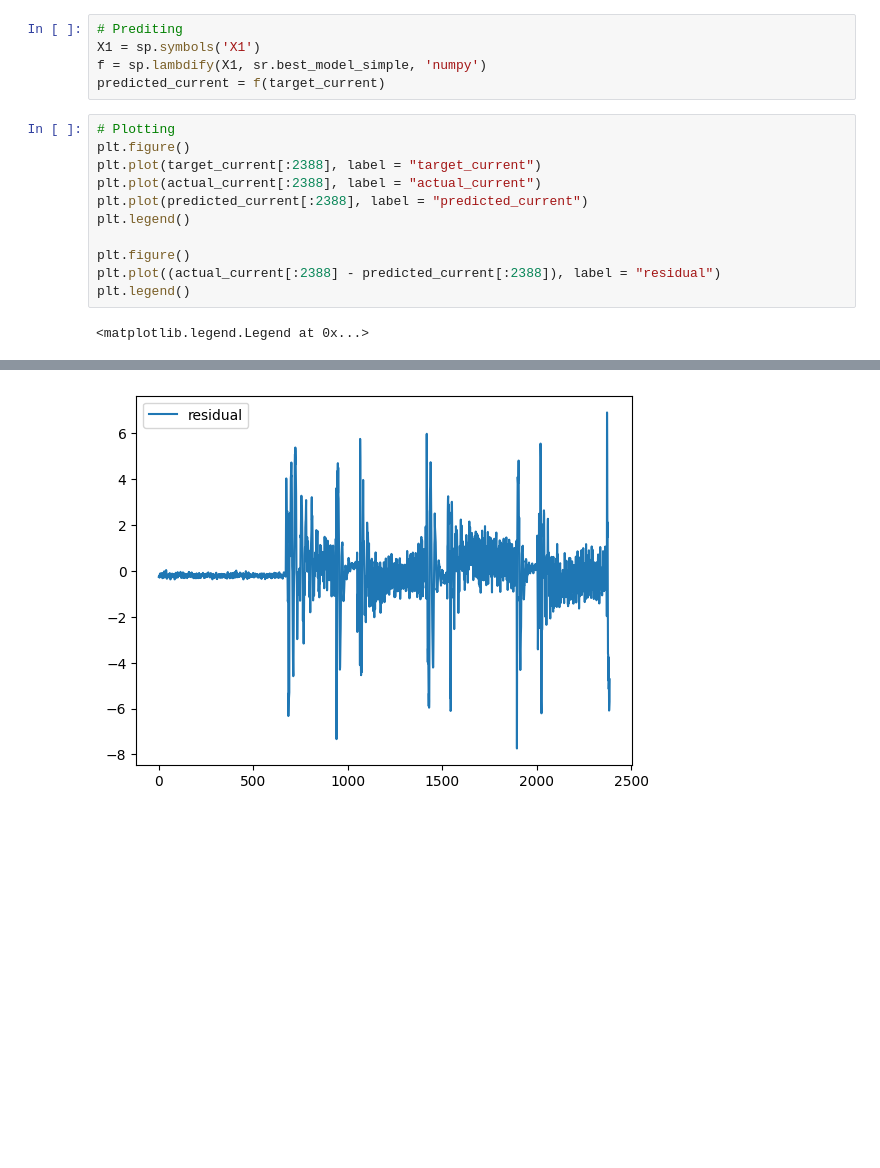
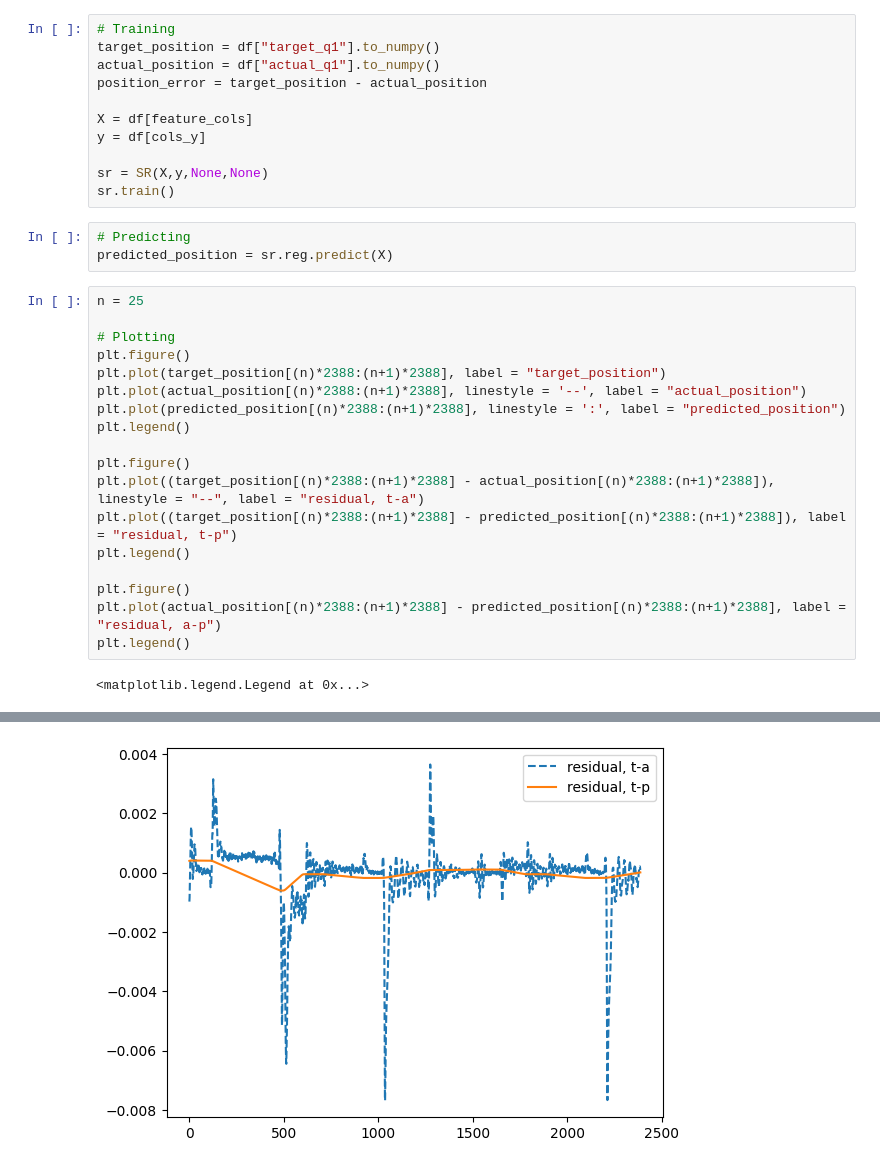
Before and after one commit to JulianWuerch/international-summer-school-robotics-TER-UR, a Jupyter notebook: case 2/symbolic_regression.ipynb, the cells around one changed output, grey strips where cells are left out. Saved outputs shown, nothing was run; the diff lists cells and outputs as text; blank space fills up the shorter version.

```diff
--- a/case 2/symbolic_regression.ipynb
+++ b/case 2/symbolic_regression.ipynb
@@ -118,18 +110,34 @@ $\displaystyle - 0.0627425096 X_{1} \cos{\left(0.7817 X_{1} \right)} \cos{\left(
+# %%
+# Training
+target_position = df["target_q1"].to_numpy()
+actual_position = df["actual_q1"].to_numpy()
+position_error = target_position - actual_position
+
+X = df[feature_cols]
+y = df[cols_y]
+
+sr = SR(X,y,None,None)
+sr.train()
 # %%
-# Prediting
-X1 = sp.symbols('X1')
-f = sp.lambdify(X1, sr.best_model_simple, 'numpy')
-predicted_current = f(target_current)
+# Predicting
+predicted_position = sr.reg.predict(X)
 # %%
+n = 25
+
 # Plotting
 plt.figure()
-plt.plot(target_current[:2388], label = "target_current")
-plt.plot(actual_current[:2388], label = "actual_current")
-plt.plot(predicted_current[:2388], label = "predicted_current")
+plt.plot(target_position[(n)*2388:(n+1)*2388], label = "target_position")
+plt.plot(actual_position[(n)*2388:(n+1)*2388], linestyle = '--', label = "actual_position")
+plt.plot(predicted_position[(n)*2388:(n+1)*2388], linestyle = ':', label = "predicted_position")
 plt.legend()
 
 plt.figure()
-plt.plot((actual_current[:2388] - predicted_current[:2388]), label = "residual")
+plt.plot((target_position[(n)*2388:(n+1)*2388] - actual_position[(n)*2388:(n+1)*2388]), linestyle = "--", label = "residual, t-a")
+plt.plot((target_position[(n)*2388:(n+1)*2388] - predicted_position[(n)*2388:(n+1)*2388]), label = "residual, t-p")
 plt.legend()
+
+plt.figure()
+plt.plot(actual_position[(n)*2388:(n+1)*2388] - predicted_position[(n)*2388:(n+1)*2388], label = "residual, a-p")
+plt.legend()
 # %% [output]
 <matplotlib.legend.Legend at 0x...>
@@ -137 +145 @@ plt.legend()
-[figure, old version]
+[figure, new version]
```
Also changed, not shown: parts of 3 cells of this notebook.
